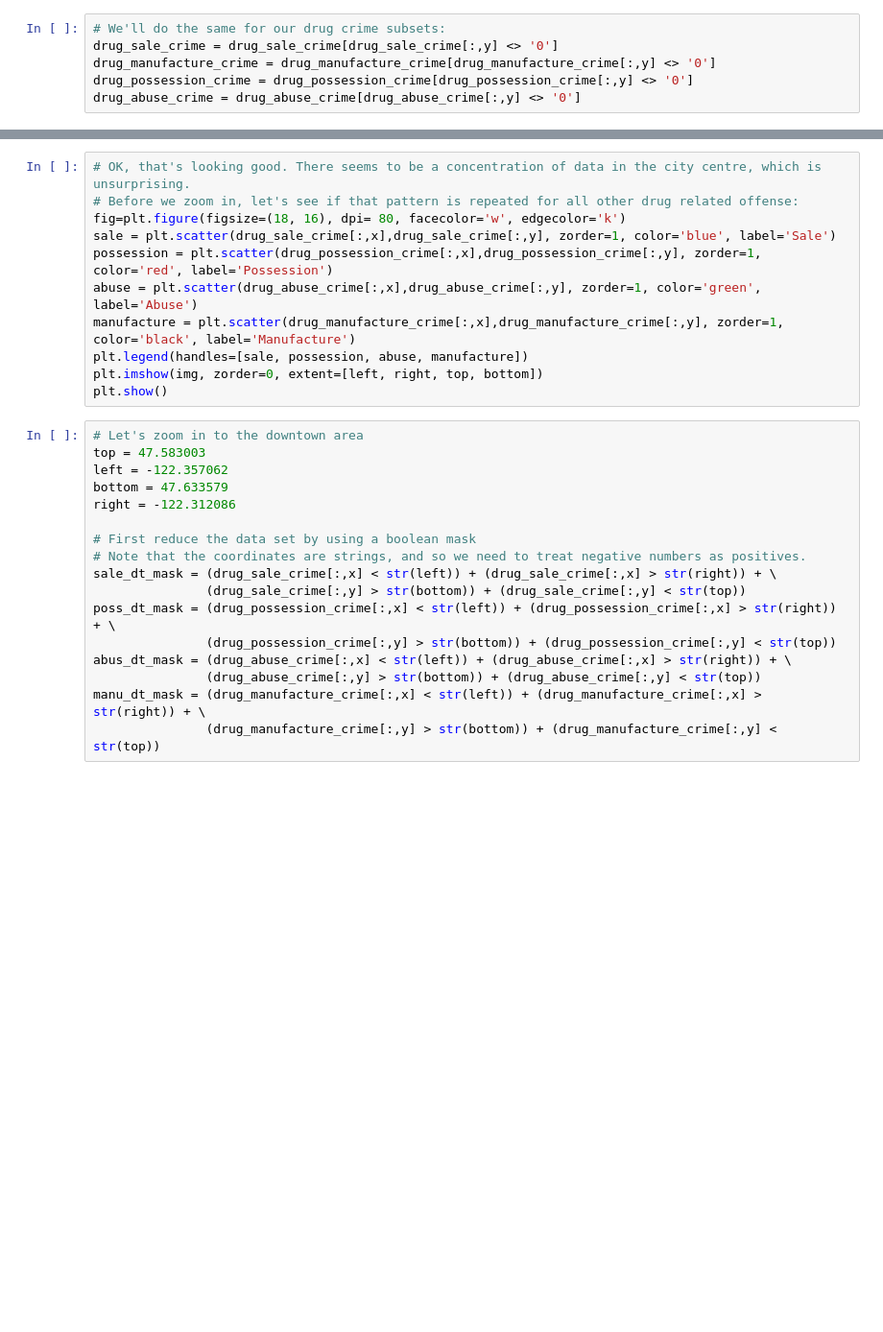
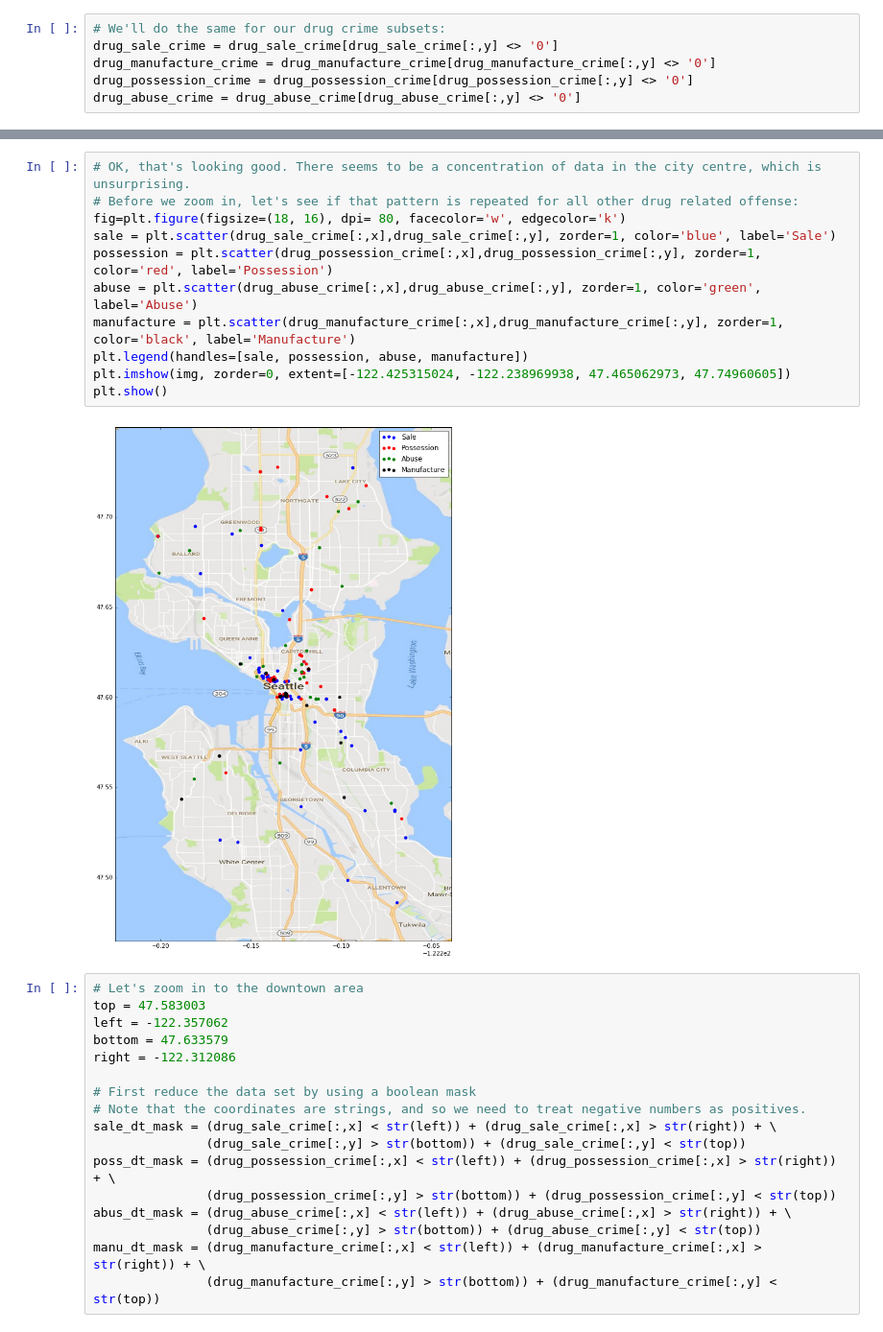
Before and after one commit to JaTvoiRabotnik/SeattleDrugCrime, a Jupyter notebook: Crime Analysis.ipynb, the cells around one changed output, grey strips where cells are left out. Shown at 96% size. Drawn from its saved outputs; the diff is of its cells as text; blank space fills up the shorter version.

```diff
--- a/Crime Analysis.ipynb
+++ b/Crime Analysis.ipynb
@@ -196,14 +208,16 @@ TypeError: ufunc 'isfinite' not supported for the input types, and the inputs co
 # %%
 # OK, that's looking good. There seems to be a concentration of data in the city centre, which is unsurprising.
 # Before we zoom in, let's see if that pattern is repeated for all other drug related offense:
 fig=plt.figure(figsize=(18, 16), dpi= 80, facecolor='w', edgecolor='k')
 sale = plt.scatter(drug_sale_crime[:,x],drug_sale_crime[:,y], zorder=1, color='blue', label='Sale')
 possession = plt.scatter(drug_possession_crime[:,x],drug_possession_crime[:,y], zorder=1, color='red', label='Possession')
 abuse = plt.scatter(drug_abuse_crime[:,x],drug_abuse_crime[:,y], zorder=1, color='green', label='Abuse')
 manufacture = plt.scatter(drug_manufacture_crime[:,x],drug_manufacture_crime[:,y], zorder=1, color='black', label='Manufacture')
 plt.legend(handles=[sale, possession, abuse, manufacture])
-plt.imshow(img, zorder=0, extent=[left, right, top, bottom])
+plt.imshow(img, zorder=0, extent=[-122.425315024, -122.238969938, 47.465062973, 47.74960605])
 plt.show()
+# %% [output]
+[figure, added]
 # %%
 # Let's zoom in to the downtown area
 top = 47.583003
```
Also changed, not shown: parts of 3 cells of this notebook.
